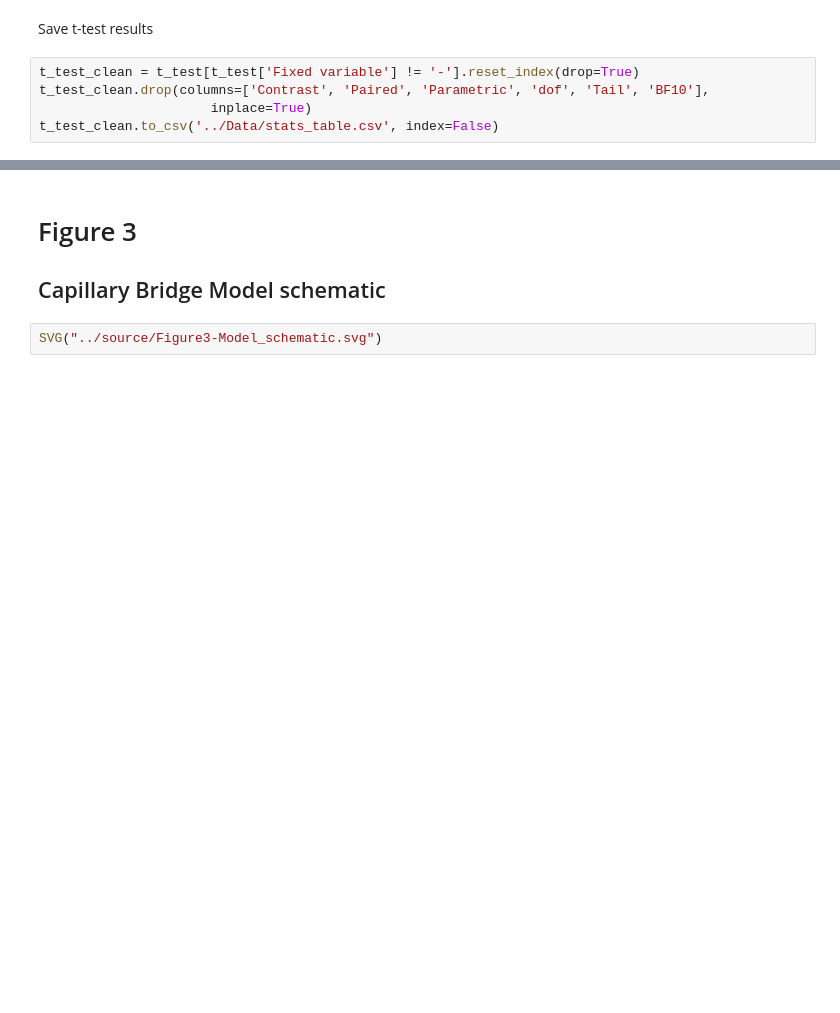
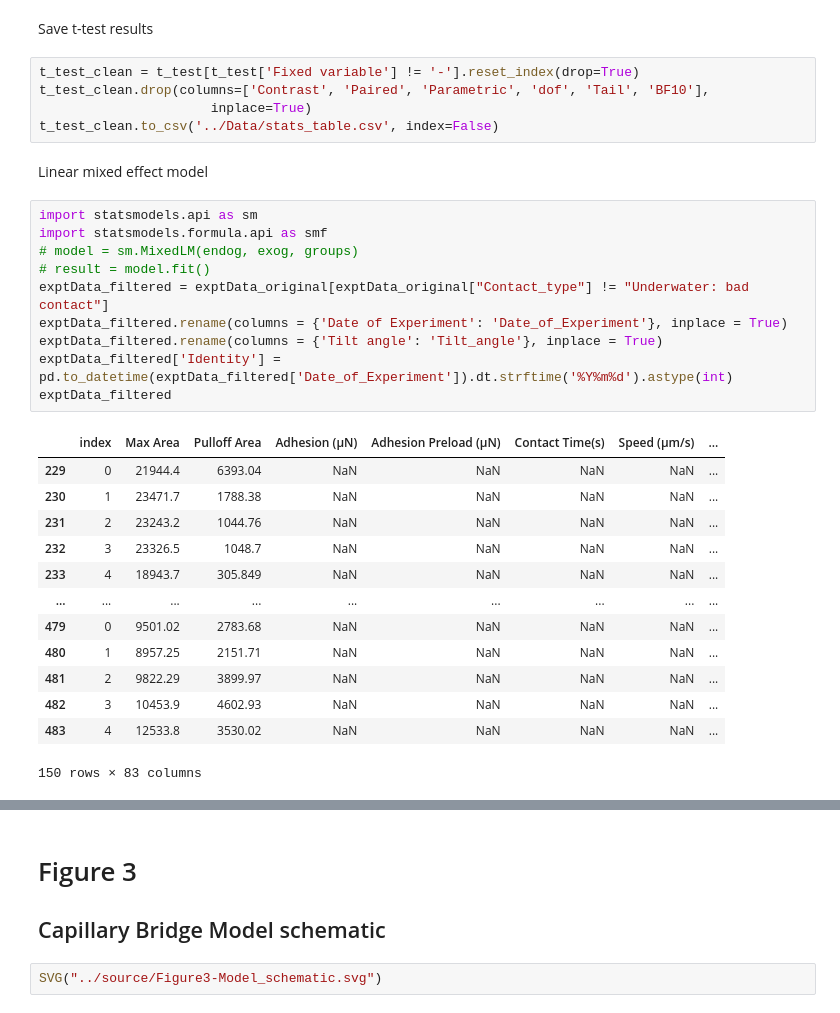
Before and after one commit to PranavSudersan/paper-underwater_adhesion, a Jupyter notebook: plot codes/Insect adhesion paper figures.ipynb, the cells around one changed output, grey strips where cells are left out. Drawn from its saved outputs; the diff is of its cells as text; blank space fills up the shorter version.

```diff
--- a/plot codes/Insect adhesion paper figures.ipynb
+++ b/plot codes/Insect adhesion paper figures.ipynb
@@ -277,3 +277,29 @@ t_test_clean = t_test[t_test['Fixed variable'] != '-'].reset_index(drop=True)
 t_test_clean.drop(columns=['Contrast', 'Paired', 'Parametric', 'dof', 'Tail', 'BF10'],
                       inplace=True)
 t_test_clean.to_csv('../Data/stats_table.csv', index=False)
+# %% [markdown]
+Linear mixed effect model
+# %%
+import statsmodels.api as sm
+import statsmodels.formula.api as smf
+# model = sm.MixedLM(endog, exog, groups)
+# result = model.fit()
+exptData_filtered = exptData_original[exptData_original["Contact_type"] != "Underwater: bad contact"]
+exptData_filtered.rename(columns = {'Date of Experiment': 'Date_of_Experiment'}, inplace = True)
+exptData_filtered.rename(columns = {'Tilt angle': 'Tilt_angle'}, inplace = True)
+exptData_filtered['Identity'] = pd.to_datetime(exptData_filtered['Date_of_Experiment']).dt.strftime('%Y%m%d').astype(int)
+exptData_filtered
+# %% [output]
+|  | index | Max Area | Pulloff Area | Adhesion (μN) | Adhesion Preload (μN) | Contact Time(s) | Speed (μm/s) | ... |
+| 229 | 0 | 21944.4 | 6393.04 | NaN | NaN | NaN | NaN | ... |
+| 230 | 1 | 23471.7 | 1788.38 | NaN | NaN | NaN | NaN | ... |
+| 231 | 2 | 23243.2 | 1044.76 | NaN | NaN | NaN | NaN | ... |
+| 232 | 3 | 23326.5 | 1048.7 | NaN | NaN | NaN | NaN | ... |
+| 233 | 4 | 18943.7 | 305.849 | NaN | NaN | NaN | NaN | ... |
+| ... | ... | ... | ... | ... | ... | ... | ... | ... |
+| 479 | 0 | 9501.02 | 2783.68 | NaN | NaN | NaN | NaN | ... |
+| 480 | 1 | 8957.25 | 2151.71 | NaN | NaN | NaN | NaN | ... |
+| 481 | 2 | 9822.29 | 3899.97 | NaN | NaN | NaN | NaN | ... |
+| 482 | 3 | 10453.9 | 4602.93 | NaN | NaN | NaN | NaN | ... |
+| 483 | 4 | 12533.8 | 3530.02 | NaN | NaN | NaN | NaN | ... |
+150 rows × 83 columns
```
Also changed, not shown: parts of 3 cells of this notebook, 2 other files.
